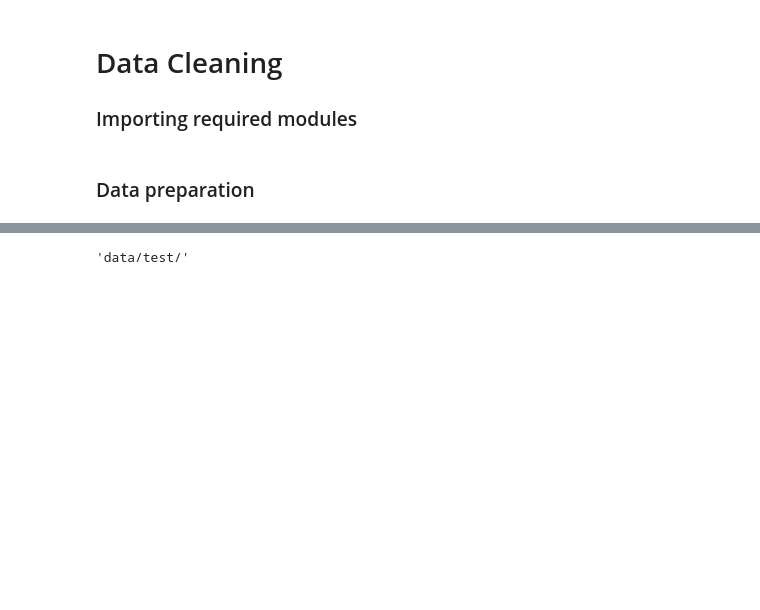
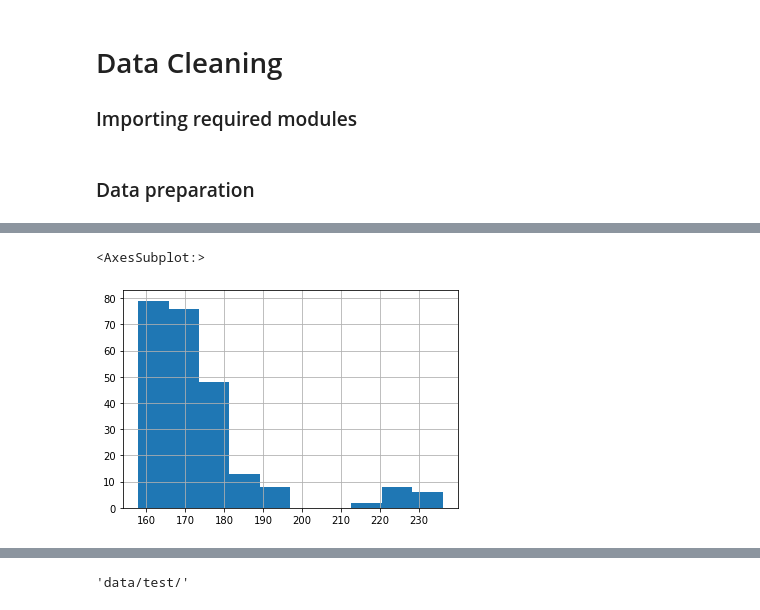
Before and after one commit to 314ka4y/Anomaly-detection-project, a Jupyter notebook: Anomaly_detection.ipynb, the cells around one changed output, grey strips where cells are left out. Cells and saved outputs as stored; diff of their text form; code cells hidden in the pictures; blank space fills up the shorter version.

```diff
--- a/Anomaly_detection.ipynb
+++ b/Anomaly_detection.ipynb
@@ -955,0 +756,7 @@ final_df.plot()
+# %%
+# Explore data distribution
+# discharge
+df_temperatures.loc["2021-06-10 18:10:00",:].hist()
+# %% [output]
+<AxesSubplot:>
+[figure, added]
```
Also changed, not shown: parts of 179 cells of this notebook.
